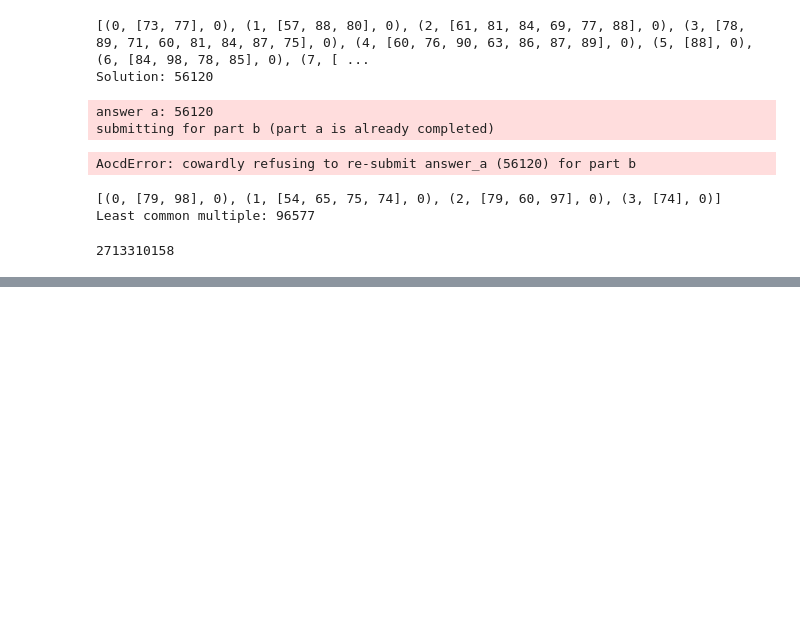
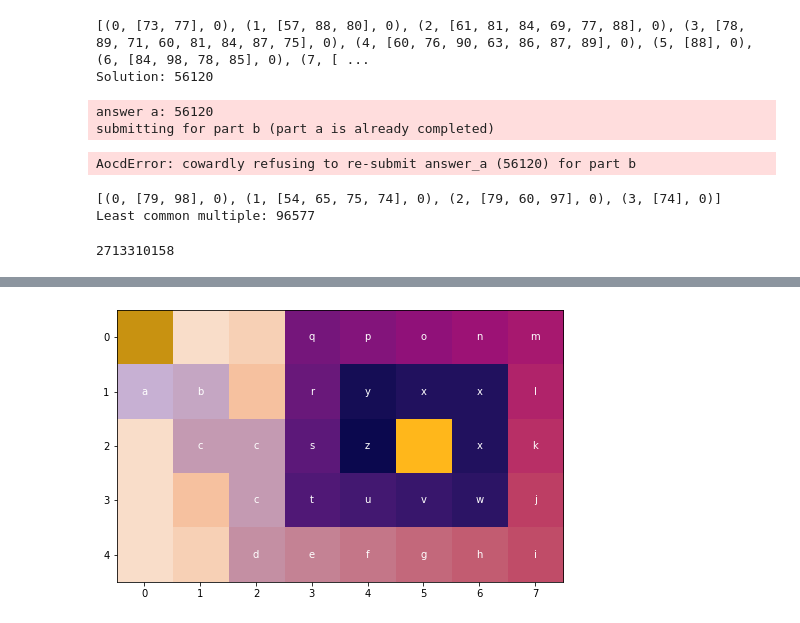
Before and after one commit to jfthuong/Advent-Code, a Jupyter notebook: 2022/Solve_Puzzles.ipynb, the cells around one changed output, grey strips where cells are left out. Saved outputs shown, nothing was run; the diff lists cells and outputs as text; code cells hidden in the pictures; blank space fills up the shorter version.

```diff
--- a/2022/Solve_Puzzles.ipynb
+++ b/2022/Solve_Puzzles.ipynb
@@ -1482,0 +1686,39 @@ Mastodon] this victory or [Return to Your Advent Calendar].
+# %%
+data_grid = np.array([list(r) for r in data.strip().splitlines()])
+graph = build_graph(data_grid)
+# %%
+# Draw a map of height from data_grid by using the color of the letters
+from matplotlib.colors import ListedColormap
+import matplotlib.pyplot as plt
+
+
+def get_height_as_int(letter: str) -> int:
+    if letter == "S":
+        return 26
+    if letter == "E":
+        return 27
+    return ord(letter) - ord("a")
+
+
+PALETTE_PYPLOT = ListedColormap(PALETTE_ROCKET_R_26 + [ANSYS_BRONZE, ANSYS_GOLD])
+
+def show_map(data: str, alpha_level: float = 0.2):
+    """Show topographic map of the data height and the path from Start to End"""
+    data_grid = np.array([list(r) for r in data.strip().splitlines()])
+    data_heights = np.array([[get_height_as_int(c) for c in r] for r in data_grid])
+    plt.figure(figsize=data_heights.shape[::-1])
+    plt.imshow(data_heights, aspect="auto", cmap=PALETTE_PYPLOT)
+    # Create a blue overlay for the positions in shortest path
+    G = build_graph(data_grid)
+    shortest_path = nx.shortest_path(G, tuple(np.argwhere(data_grid == "S")[0]), tuple(np.argwhere(data_grid == "E")[0]))
+    overlay = np.zeros(data_heights.shape, dtype=int)
+    for pos in shortest_path[1:-1]:
+        overlay[pos] = 1
+        plt.text(pos[1], pos[0], data_grid[pos], color="white", ha="center", va="center")
+    plt.imshow(overlay, aspect="auto", cmap=ListedColormap(["#FFFFFF00", f"#0000FF{int(alpha_level * 255):02x}"]))
+
+
+
+show_map(MINI_DATA)
+# %% [output]
+[figure, added]
```
Also changed, not shown: parts of 43 cells of this notebook, 1 other file.
